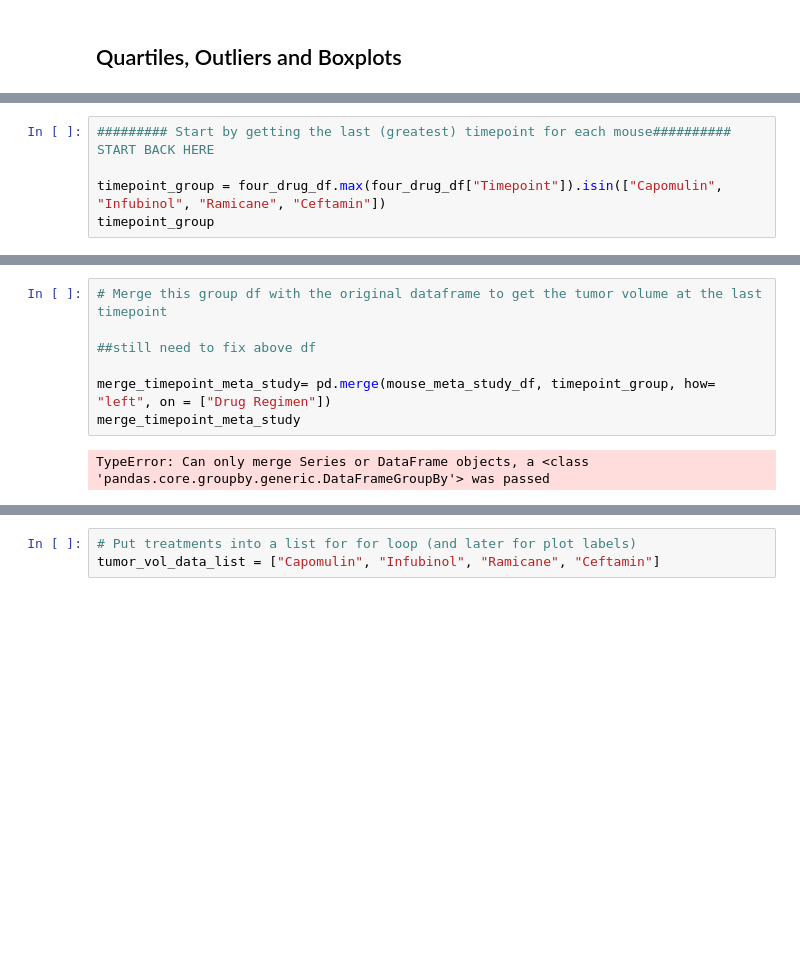
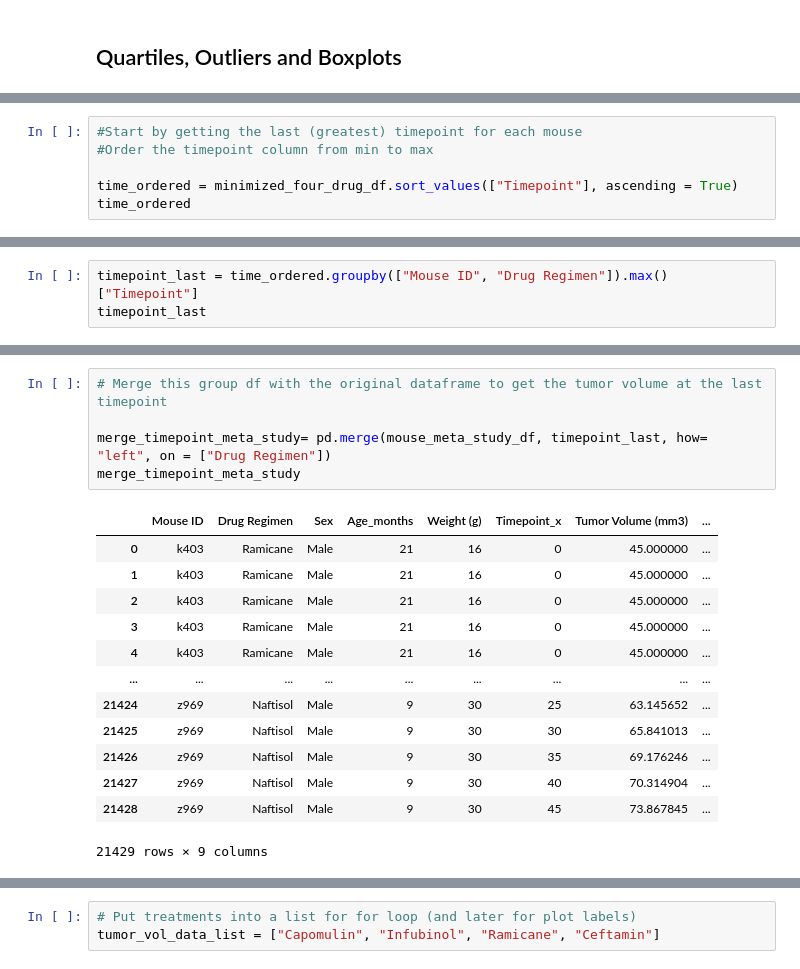
Before and after one commit to lstredler/MatPlotLib-challenge, a Jupyter notebook: pymaceuticals_starter.ipynb, the cells around one changed output, grey strips where cells are left out. Drawn from its saved outputs; the diff is of its cells as text; blank space fills up the shorter version.

```diff
--- a/pymaceuticals_starter.ipynb
+++ b/pymaceuticals_starter.ipynb
@@ -254,5 +258,6 @@ four_drug_df
 # %%
-######### Start by getting the last (greatest) timepoint for each mouse########## START BACK HERE
+#Start by getting the last (greatest) timepoint for each mouse
+#Order the timepoint column from min to max
 
-timepoint_group = four_drug_df.max(four_drug_df["Timepoint"]).isin(["Capomulin", "Infubinol", "Ramicane", "Ceftamin"])
-timepoint_group
+time_ordered = minimized_four_drug_df.sort_values(["Timepoint"], ascending = True)
+time_ordered
@@ -264,0 +278,3 @@ TypeError: 'Series' objects are mutable, thus they cannot be hashed
+# %%
+timepoint_last = time_ordered.groupby(["Mouse ID", "Drug Regimen"]).max()["Timepoint"]
+timepoint_last
@@ -265,9 +295,19 @@ TypeError: 'Series' objects are mutable, thus they cannot be hashed
 # %%
 # Merge this group df with the original dataframe to get the tumor volume at the last timepoint
 
-##still need to fix above df
-
-merge_timepoint_meta_study= pd.merge(mouse_meta_study_df, timepoint_group, how= "left", on = ["Drug Regimen"])
+merge_timepoint_meta_study= pd.merge(mouse_meta_study_df, timepoint_last, how= "left", on = ["Drug Regimen"])
 merge_timepoint_meta_study
 # %% [output]
+|  | Mouse ID | Drug Regimen | Sex | Age_months | Weight (g) | Timepoint_x | Tumor Volume (mm3) | ... |
+| 0 | k403 | Ramicane | Male | 21 | 16 | 0 | 45.000000 | ... |
+| 1 | k403 | Ramicane | Male | 21 | 16 | 0 | 45.000000 | ... |
+| 2 | k403 | Ramicane | Male | 21 | 16 | 0 | 45.000000 | ... |
+| 3 | k403 | Ramicane | Male | 21 | 16 | 0 | 45.000000 | ... |
+| 4 | k403 | Ramicane | Male | 21 | 16 | 0 | 45.000000 | ... |
+| ... | ... | ... | ... | ... | ... | ... | ... | ... |
+| 21424 | z969 | Naftisol | Male | 9 | 30 | 25 | 63.145652 | ... |
+| 21425 | z969 | Naftisol | Male | 9 | 30 | 30 | 65.841013 | ... |
+| 21426 | z969 | Naftisol | Male | 9 | 30 | 35 | 69.176246 | ... |
+| 21427 | z969 | Naftisol | Male | 9 | 30 | 40 | 70.314904 | ... |
+| 21428 | z969 | Naftisol | Male | 9 | 30 | 45 | 73.867845 | ... |
-TypeError: Can only merge Series or DataFrame objects, a <class 'pandas.core.groupby.generic.DataFrameGroupBy'> was passed
+21429 rows × 9 columns
```
Also changed, not shown: parts of 5 cells of this notebook.
